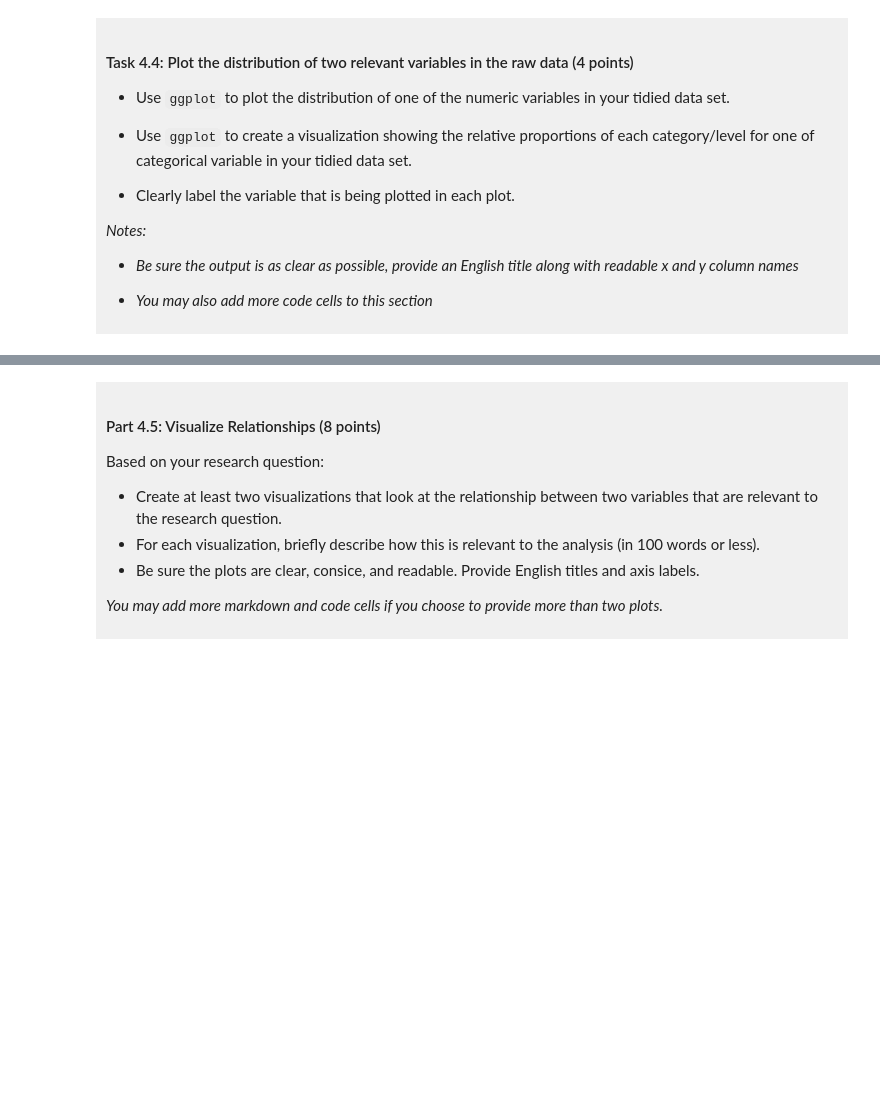
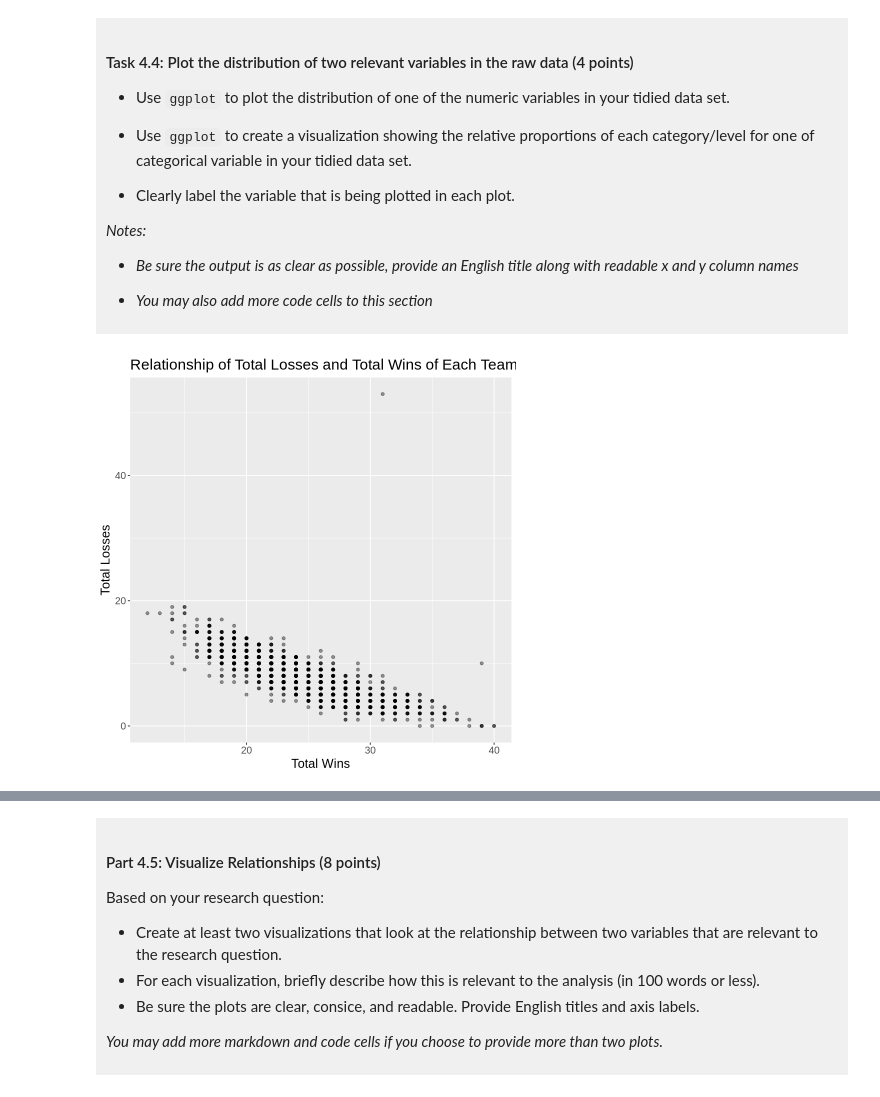
Before and after one commit to naomiyyu/dsci-100-project-naomi-yu, a Jupyter notebook: dsci-100-project-notebook.ipynb, the cells around one changed output, grey strips where cells are left out. Saved outputs shown, nothing was run; the diff lists cells and outputs as text; code cells hidden in the pictures; blank space fills up the shorter version.

```diff
--- a/dsci-100-project-notebook.ipynb
+++ b/dsci-100-project-notebook.ipynb
@@ -299,5 +323,13 @@ You will refine your research question (if needed) and produce a tidy data set.
 
 </div>
 # %%
-### EDIT THIS CODE CELL FOR PLOT 1 ###
+### EDIT THIS CODE CELL FOR PLOT 1 ### ONE SCATTER PLOT TO SEE POINTS RELATIONSHIP
+basketball_plot_relationship_variables <- basketball_tidy |>
+    ggplot(aes(x = total_wins, y = total_losses)) +
+    geom_point(alpha = 0.4) +
+    labs(x = "Total Wins", y = "Total Losses", title = "Relationship of Total Losses and Total Wins of Each Team") +
+    theme(text = element_text(size = 15))
+basketball_plot_relationship_variables
+# %% [output]
+[figure, added]
 # %%
```
Also changed, not shown: parts of 12 cells of this notebook.
